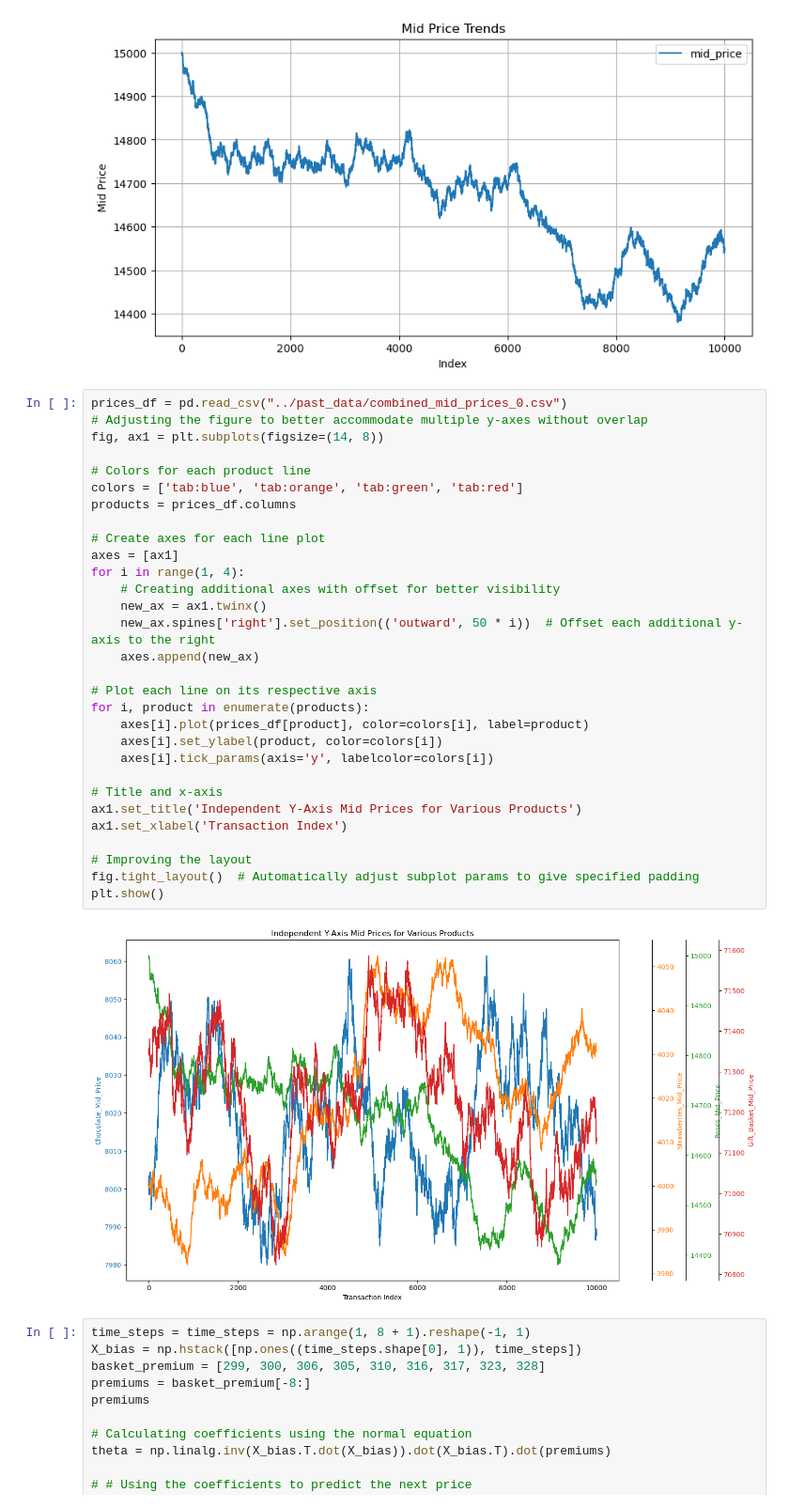
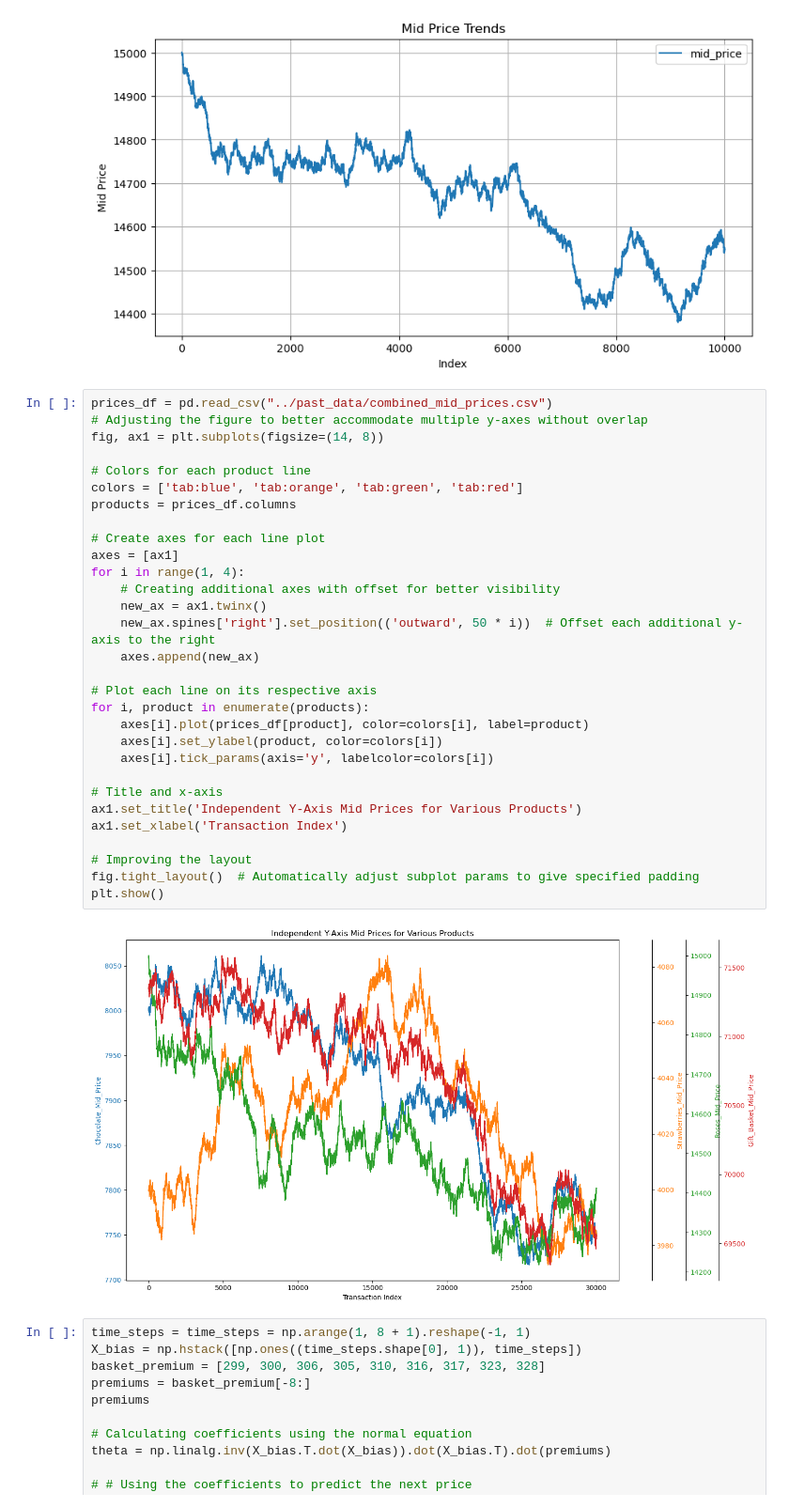
Before and after one commit to masatemma/IMC-Prosperity-MyIsland, a Jupyter notebook: round3/analysis/roses.ipynb, the cells around one changed output. Shown: that part at 94% size. Cells and saved outputs as stored; diff of their text form.

```diff
--- a/round3/analysis/roses.ipynb
+++ b/round3/analysis/roses.ipynb
@@ -25,37 +25,37 @@ plt.show()
 # %% [output]
 [figure]
 # %%
-prices_df = pd.read_csv("../past_data/combined_mid_prices_0.csv")
+prices_df = pd.read_csv("../past_data/combined_mid_prices.csv")
 # Adjusting the figure to better accommodate multiple y-axes without overlap
 fig, ax1 = plt.subplots(figsize=(14, 8))
 
 # Colors for each product line
 colors = ['tab:blue', 'tab:orange', 'tab:green', 'tab:red']
 products = prices_df.columns
 
 # Create axes for each line plot
 axes = [ax1]
 for i in range(1, 4):
     # Creating additional axes with offset for better visibility
     new_ax = ax1.twinx()
     new_ax.spines['right'].set_position(('outward', 50 * i))  # Offset each additional y-axis to the right
     axes.append(new_ax)
 
 # Plot each line on its respective axis
 for i, product in enumerate(products):
     axes[i].plot(prices_df[product], color=colors[i], label=product)
     axes[i].set_ylabel(product, color=colors[i])
     axes[i].tick_params(axis='y', labelcolor=colors[i])
 
 # Title and x-axis
 ax1.set_title('Independent Y-Axis Mid Prices for Various Products')
 ax1.set_xlabel('Transaction Index')
 
 # Improving the layout
 fig.tight_layout()  # Automatically adjust subplot params to give specified padding
 plt.show()
 # %% [output]
-[figure, old version]
+[figure, new version]
 # %%
 time_steps = time_steps = np.arange(1, 8 + 1).reshape(-1, 1)
 X_bias = np.hstack([np.ones((time_steps.shape[0], 1)), time_steps])
```
Also changed, not shown: 6 other files.
